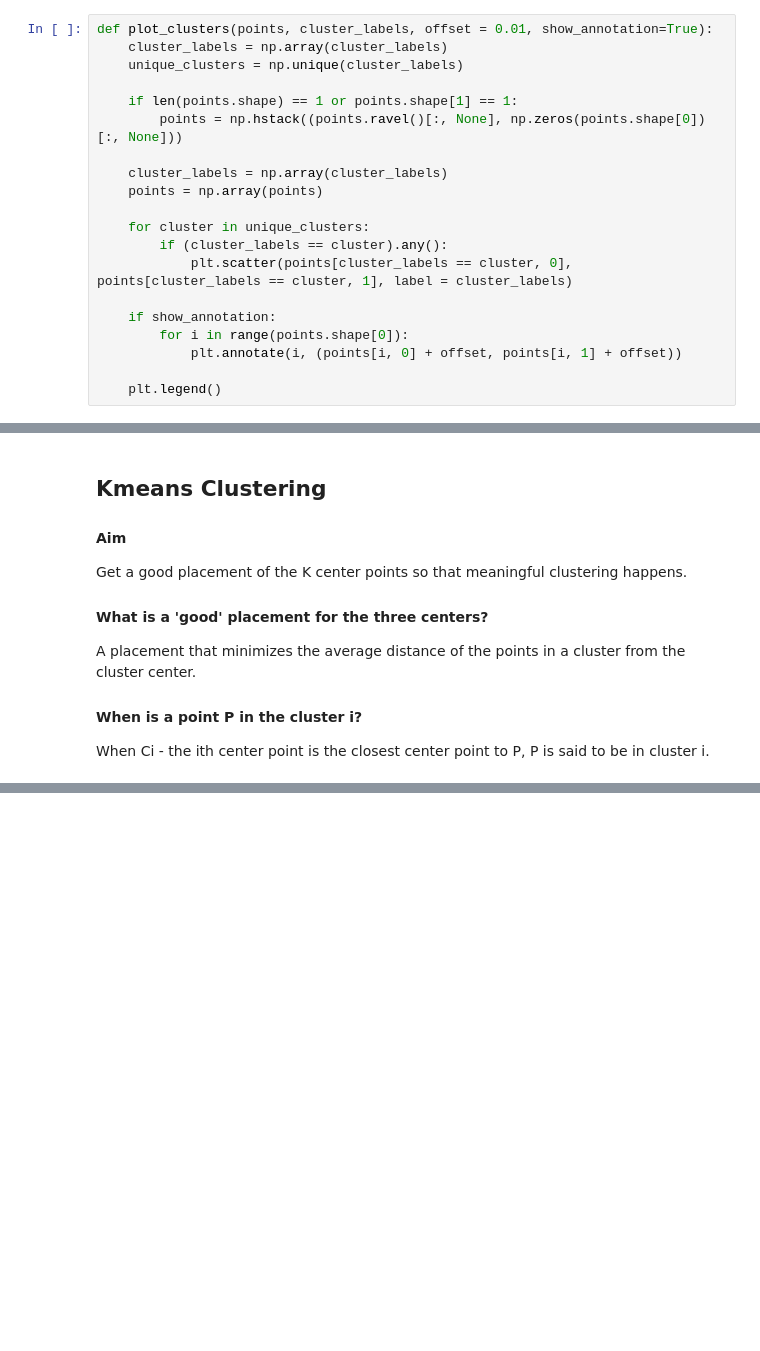
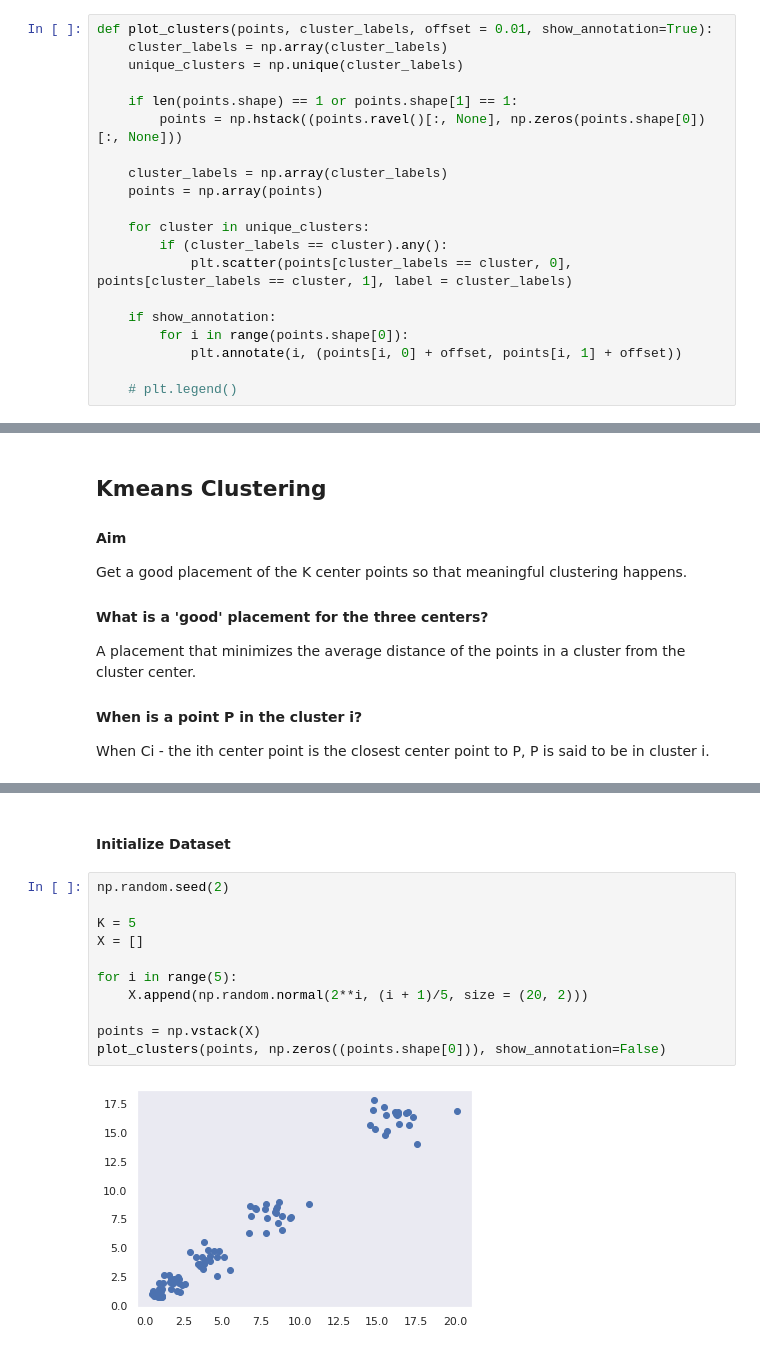
Before and after one commit to narenakash/CVIT-Workshop-2020, a Jupyter notebook: Day7/introduction_to_unsupervised_learning.ipynb, the cells around one changed output, grey strips where cells are left out. Cells and saved outputs as stored; diff of their text form; blank space fills up the shorter version.

```diff
--- a/Day7/introduction_to_unsupervised_learning.ipynb
+++ b/Day7/introduction_to_unsupervised_learning.ipynb
@@ -35,7 +35,7 @@ def plot_clusters(points, cluster_labels, offset = 0.01, show_annotation=True):
         for i in range(points.shape[0]):
             plt.annotate(i, (points[i, 0] + offset, points[i, 1] + offset))
 
-    plt.legend()
+    # plt.legend()
 # %%
 np.random.seed(2)
 points = np.vstack((np.random.normal(0, 0.5, size = (4, 2)), np.random.normal(3, 0.5, size = (4, 2))))
@@ -141,0 +200,15 @@ Please write down the algorithm.
+# %% [markdown]
+#### Initialize Dataset
+# %%
+np.random.seed(2)
+
+K = 5
+X = []
+
+for i in range(5):
+    X.append(np.random.normal(2**i, (i + 1)/5, size = (20, 2)))
+
+points = np.vstack(X)
+plot_clusters(points, np.zeros((points.shape[0])), show_annotation=False)
+# %% [output]
+[figure, added]
```
Also changed, not shown: parts of 13 cells of this notebook.
